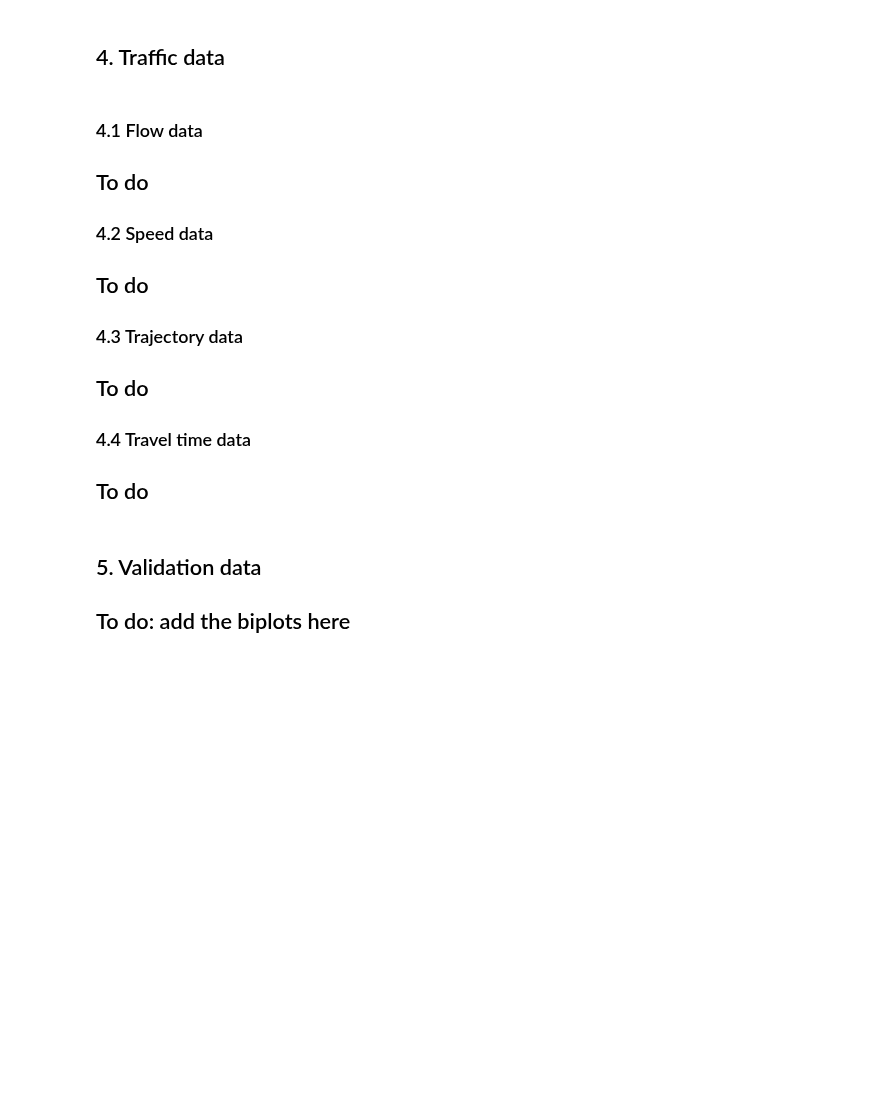
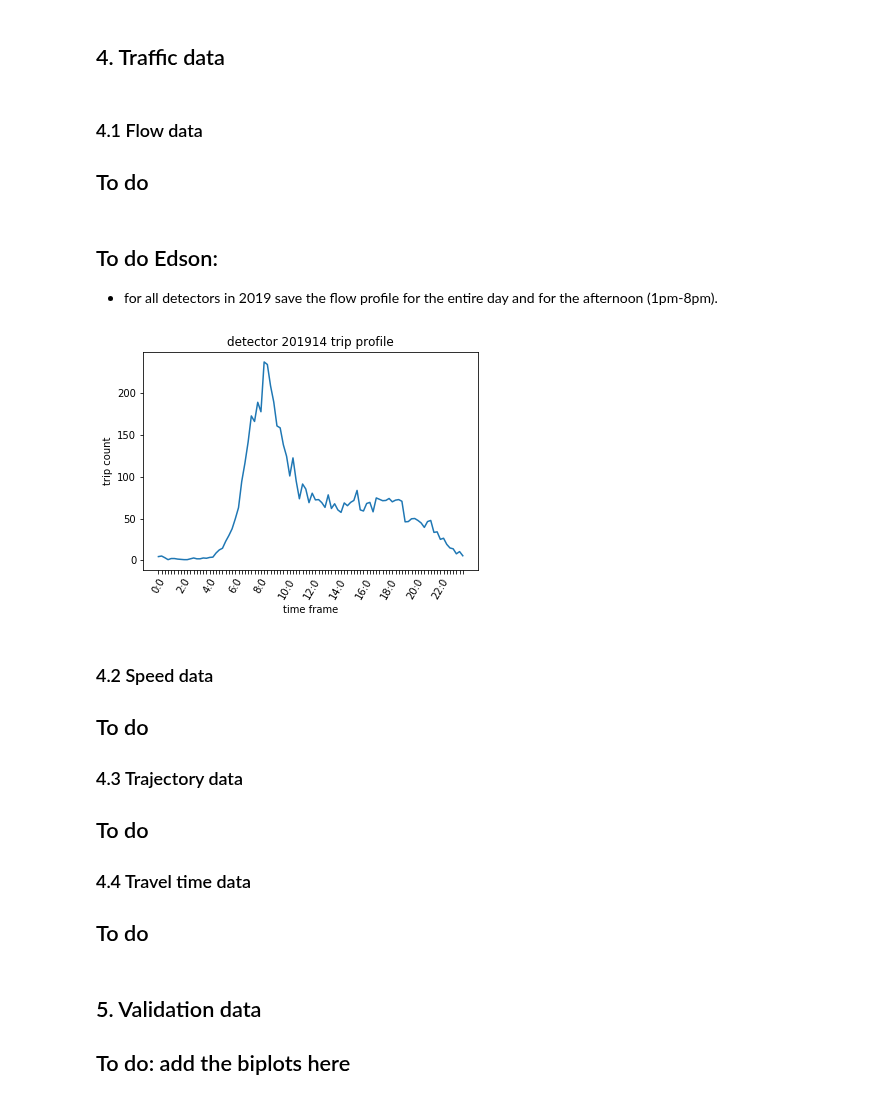
Before and after one commit to Fremont-project/data-processing, a Jupyter notebook: pipeline/KeplerGl Visual Rendering Notebook.ipynb, the cells around one changed output. Saved outputs shown, nothing was run; the diff lists cells and outputs as text; code cells hidden in the pictures; blank space fills up the shorter version.

```diff
--- a/pipeline/KeplerGl Visual Rendering Notebook.ipynb
+++ b/pipeline/KeplerGl Visual Rendering Notebook.ipynb
@@ -484,11 +563,53 @@ dict_config = get_configs()
 '''
 # %% [markdown]
 ## 4. Traffic data
+# %% [markdown]
+### 4.1 Flow data
+
+## To do
+# %% [markdown]
+## To do Edson:
+- for all detectors in 2019 save the flow profile for the entire day and for the afternoon (1pm-8pm).
+# %%
+#2019 city detector info
+
+city_detector_geo = pd.read_csv(data_path + '/Data processing/Auxiliary files/Network/Infrastructure/Detectors/Detectors_old/detectors_2019.csv')
+
+# city detector flow info
+city_detector_flow = pd.read_csv(data_path + '/Data processing/Auxiliary files/Demand/Flow_speed/flow_processed_2019.csv')
+
+
+
+def city_detector_plot(city_detector_id):
+    """
+    Plot the demand profile specified city detector ID (integer with format 2019XX)
+    """
+    curr_detector_flow = city_detector_flow[city_detector_flow['Detector_Id'] == city_detector_id]
+    curr_detector_flow = curr_detector_flow.transpose()[5:]
+    curr_detector_flow['dt_15'] = curr_detector_flow.index
+    curr_detector_flow.index = range(len(curr_detector_flow))
+    curr_detector_flow.columns = ['count', 'dt_15']
+    cols = curr_detector_flow.columns.tolist()
+    cols = cols[-1:] + cols[:-1]
+    curr_detector_flow = curr_detector_flow[cols]
+    curr_detector_flow = curr_detector_flow.rename(columns={'count': 'Flow (Veh/15min)'})
+    fig = plt.figure()
+    ax = fig.add_subplot(111)
+    ax.plot(curr_detector_flow.dt_15, curr_detector_flow['Flow (Veh/15min)'])
+    every_nth = 8
+    for n, label in enumerate(ax.xaxis.get_ticklabels()):
+        if n % every_nth != 0:
+            label.set_visible(False)
+    plt.xticks(rotation=60)
+    plt.title("detector " + str(city_detector_id) +" trip profile")
+    plt.xlabel("time frame")
+    plt.ylabel("trip count")
+    plt.show()
+
+city_detector_plot(201914)
+# %% [output]
+[figure, added]
 # %% [markdown]
-### 4.1 Flow data
-
-## To do
-
 ### 4.2 Speed data
 
 ## To do
```
Also changed, not shown: parts of 7 cells of this notebook.
